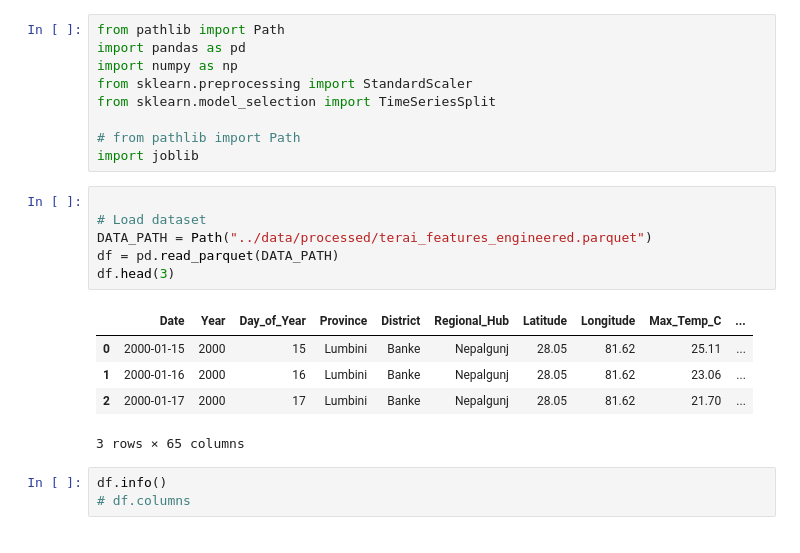
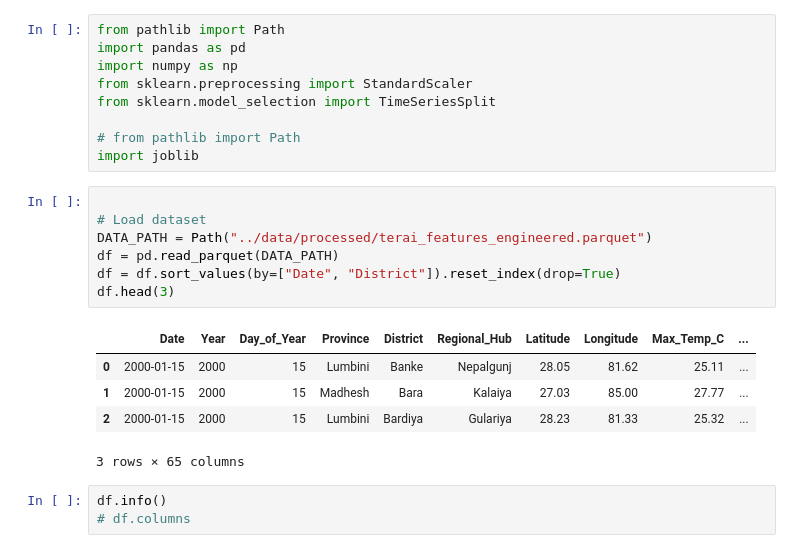
Before and after one commit to Prajwalchyy/Nepal-Terai-Extreme-Heatwave-Early-Warning-System-DS, a Jupyter notebook: notebooks/04_ML_model_deployment.ipynb, the cells around one changed output. Cells and saved outputs as stored; diff of their text form.

```diff
--- a/notebooks/04_ML_model_deployment.ipynb
+++ b/notebooks/04_ML_model_deployment.ipynb
@@ -10,14 +10,15 @@ import joblib
 # %%
 
 # Load dataset
 DATA_PATH = Path("../data/processed/terai_features_engineered.parquet")
 df = pd.read_parquet(DATA_PATH)
+df = df.sort_values(by=["Date", "District"]).reset_index(drop=True)
 df.head(3)
 # %% [output]
 |  | Date | Year | Day_of_Year | Province | District | Regional_Hub | Latitude | Longitude | Max_Temp_C | ... |
 | 0 | 2000-01-15 | 2000 | 15 | Lumbini | Banke | Nepalgunj | 28.05 | 81.62 | 25.11 | ... |
-| 1 | 2000-01-16 | 2000 | 16 | Lumbini | Banke | Nepalgunj | 28.05 | 81.62 | 23.06 | ... |
-| 2 | 2000-01-17 | 2000 | 17 | Lumbini | Banke | Nepalgunj | 28.05 | 81.62 | 21.70 | ... |
+| 1 | 2000-01-15 | 2000 | 15 | Madhesh | Bara | Kalaiya | 27.03 | 85.00 | 27.77 | ... |
+| 2 | 2000-01-15 | 2000 | 15 | Lumbini | Bardiya | Gulariya | 28.23 | 81.33 | 25.32 | ... |
 3 rows × 65 columns
 # %%
 df.info()
```
Also changed, not shown: parts of 31 cells of this notebook, 8 other files.
